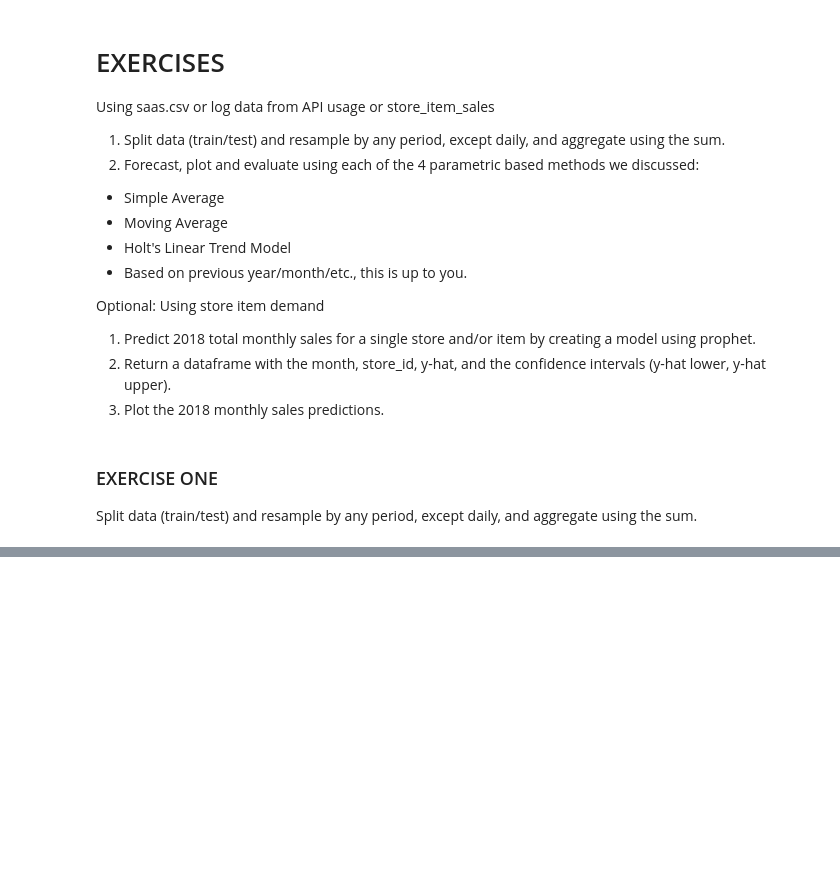
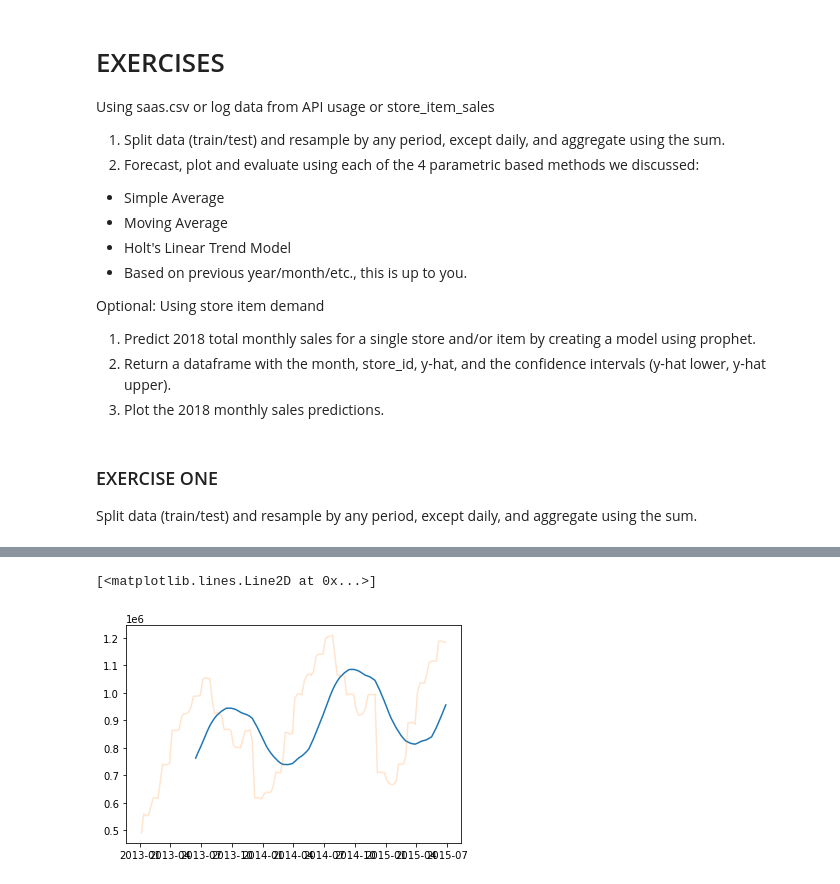
Before and after one commit to adam-gomez/time-series-exercises, a Jupyter notebook: model.ipynb, the cells around one changed output, grey strips where cells are left out. Saved outputs shown, nothing was run; the diff lists cells and outputs as text; code cells hidden in the pictures; blank space fills up the shorter version.

```diff
--- a/model.ipynb
+++ b/model.ipynb
@@ -751,0 +893,6 @@ df.head()
+# %%
+plt.plot(train['sales_total'].rolling(24).mean()) #Visualizing how rolling average changes over time
+plt.plot(train['sales_total'], alpha = .2)
+# %% [output]
+[<matplotlib.lines.Line2D at 0x...>]
+[figure, added]
```
Also changed, not shown: parts of 45 cells of this notebook, 1 other file.
